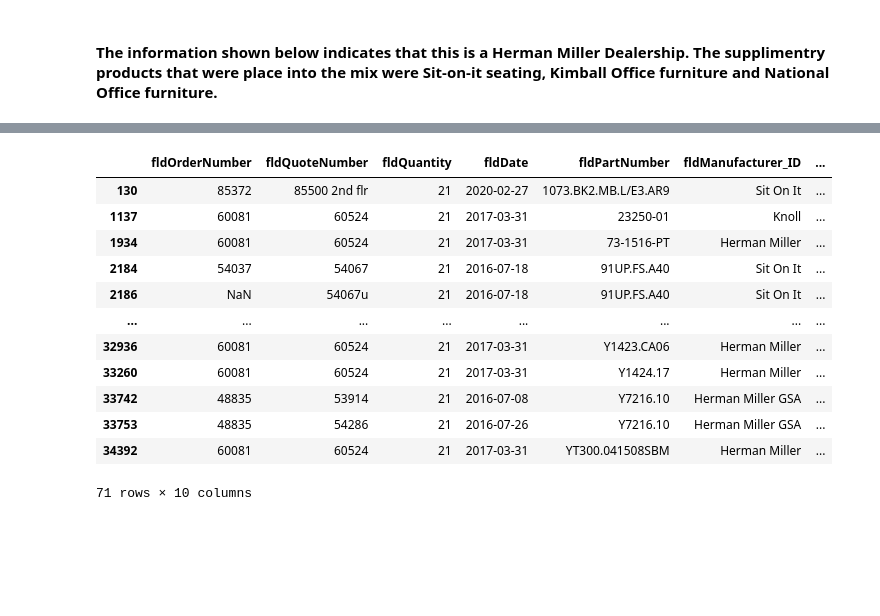
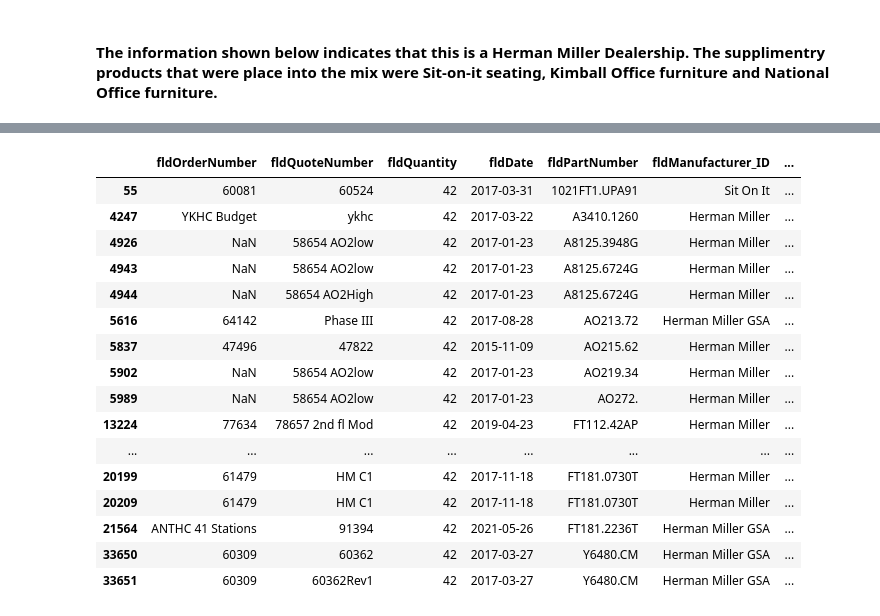
Before and after one commit to Alum-Truetime/OHMS_Data_Analysis, a Jupyter notebook: OHMS_Python/Capstone_Data_Analysis.ipynb, the cells around one changed output, grey strips where cells are left out. Drawn from its saved outputs; the diff is of its cells as text; code cells hidden in the pictures; blank space fills up the shorter version.

```diff
--- a/OHMS_Python/Capstone_Data_Analysis.ipynb
+++ b/OHMS_Python/Capstone_Data_Analysis.ipynb
@@ -137,16 +137,20 @@ Text(0.5, 0, 'count of Quantities Quoted per line')
 # %%
-df.query('fldQuantity == 21')
+df.query('fldQuantity == 42')
 # %% [output]
 |  | fldOrderNumber | fldQuoteNumber | fldQuantity | fldDate | fldPartNumber | fldManufacturer_ID | ... |
-| 130 | 85372 | 85500 2nd flr | 21 | 2020-02-27 | 1073.BK2.MB.L/E3.AR9 | Sit On It | ... |
-| 1137 | 60081 | 60524 | 21 | 2017-03-31 | 23250-01 | Knoll | ... |
-| 1934 | 60081 | 60524 | 21 | 2017-03-31 | 73-1516-PT | Herman Miller | ... |
-| 2184 | 54037 | 54067 | 21 | 2016-07-18 | 91UP.FS.A40 | Sit On It | ... |
-| 2186 | NaN | 54067u | 21 | 2016-07-18 | 91UP.FS.A40 | Sit On It | ... |
+| 55 | 60081 | 60524 | 42 | 2017-03-31 | 1021FT1.UPA91 | Sit On It | ... |
+| 4247 | YKHC Budget | ykhc | 42 | 2017-03-22 | A3410.1260 | Herman Miller | ... |
+| 4926 | NaN | 58654 AO2low | 42 | 2017-01-23 | A8125.3948G | Herman Miller | ... |
+| 4943 | NaN | 58654 AO2low | 42 | 2017-01-23 | A8125.6724G | Herman Miller | ... |
+| 4944 | NaN | 58654 AO2High | 42 | 2017-01-23 | A8125.6724G | Herman Miller | ... |
+| 5616 | 64142 | Phase III | 42 | 2017-08-28 | AO213.72 | Herman Miller GSA | ... |
+| 5837 | 47496 | 47822 | 42 | 2015-11-09 | AO215.62 | Herman Miller | ... |
+| 5902 | NaN | 58654 AO2low | 42 | 2017-01-23 | AO219.34 | Herman Miller | ... |
+| 5989 | NaN | 58654 AO2low | 42 | 2017-01-23 | AO272. | Herman Miller | ... |
+| 13224 | 77634 | 78657 2nd fl Mod | 42 | 2019-04-23 | FT112.42AP | Herman Miller | ... |
 | ... | ... | ... | ... | ... | ... | ... | ... |
-| 32936 | 60081 | 60524 | 21 | 2017-03-31 | Y1423.CA06 | Herman Miller | ... |
-| 33260 | 60081 | 60524 | 21 | 2017-03-31 | Y1424.17 | Herman Miller | ... |
-| 33742 | 48835 | 53914 | 21 | 2016-07-08 | Y7216.10 | Herman Miller GSA | ... |
-| 33753 | 48835 | 54286 | 21 | 2016-07-26 | Y7216.10 | Herman Miller GSA | ... |
-| 34392 | 60081 | 60524 | 21 | 2017-03-31 | YT300.041508SBM | Herman Miller | ... |
+| 20199 | 61479 | HM C1 | 42 | 2017-11-18 | FT181.0730T | Herman Miller | ... |
+| 20209 | 61479 | HM C1 | 42 | 2017-11-18 | FT181.0730T | Herman Miller | ... |
+| 21564 | ANTHC 41 Stations | 91394 | 42 | 2021-05-26 | FT181.2236T | Herman Miller GSA | ... |
+| 33650 | 60309 | 60362 | 42 | 2017-03-27 | Y6480.CM | Herman Miller GSA | ... |
+| 33651 | 60309 | 60362Rev1 | 42 | 2017-03-27 | Y6480.CM | Herman Miller GSA | ... |
-71 rows × 10 columns
```
Also changed, not shown: parts of 8 cells of this notebook.
